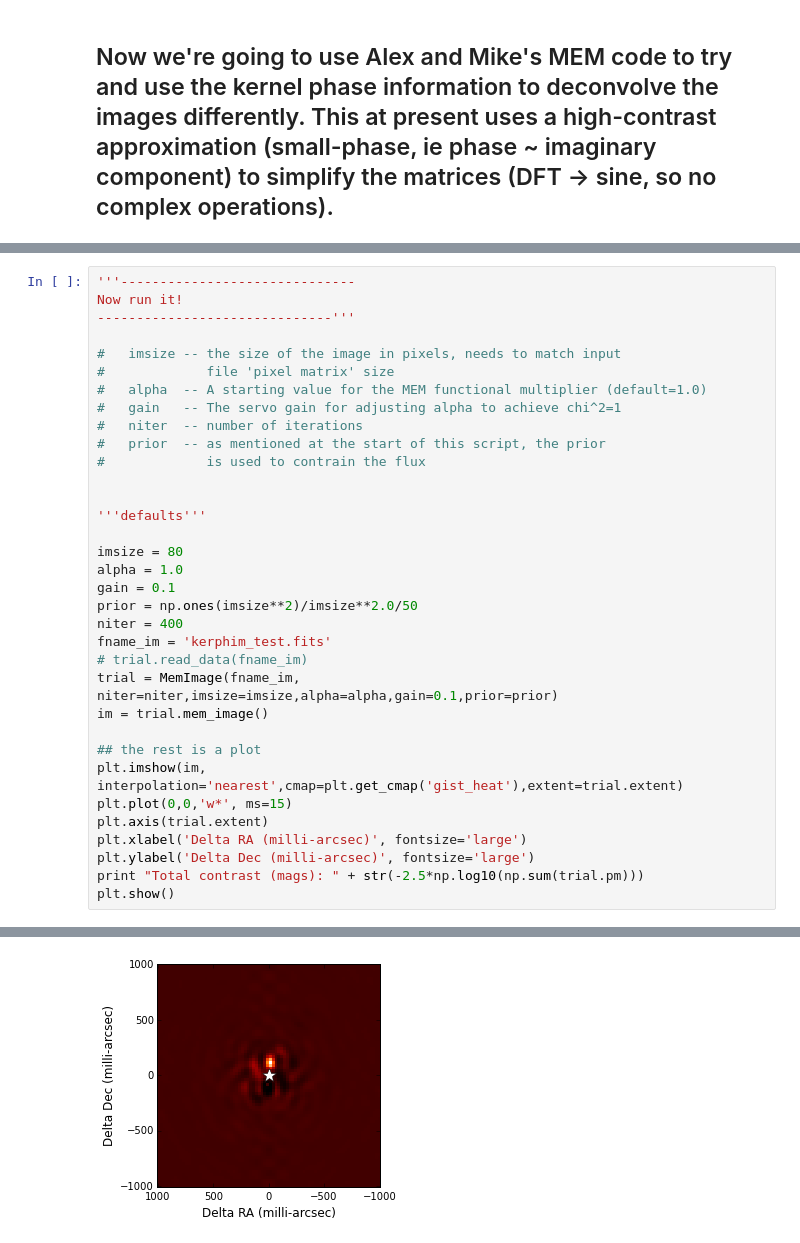
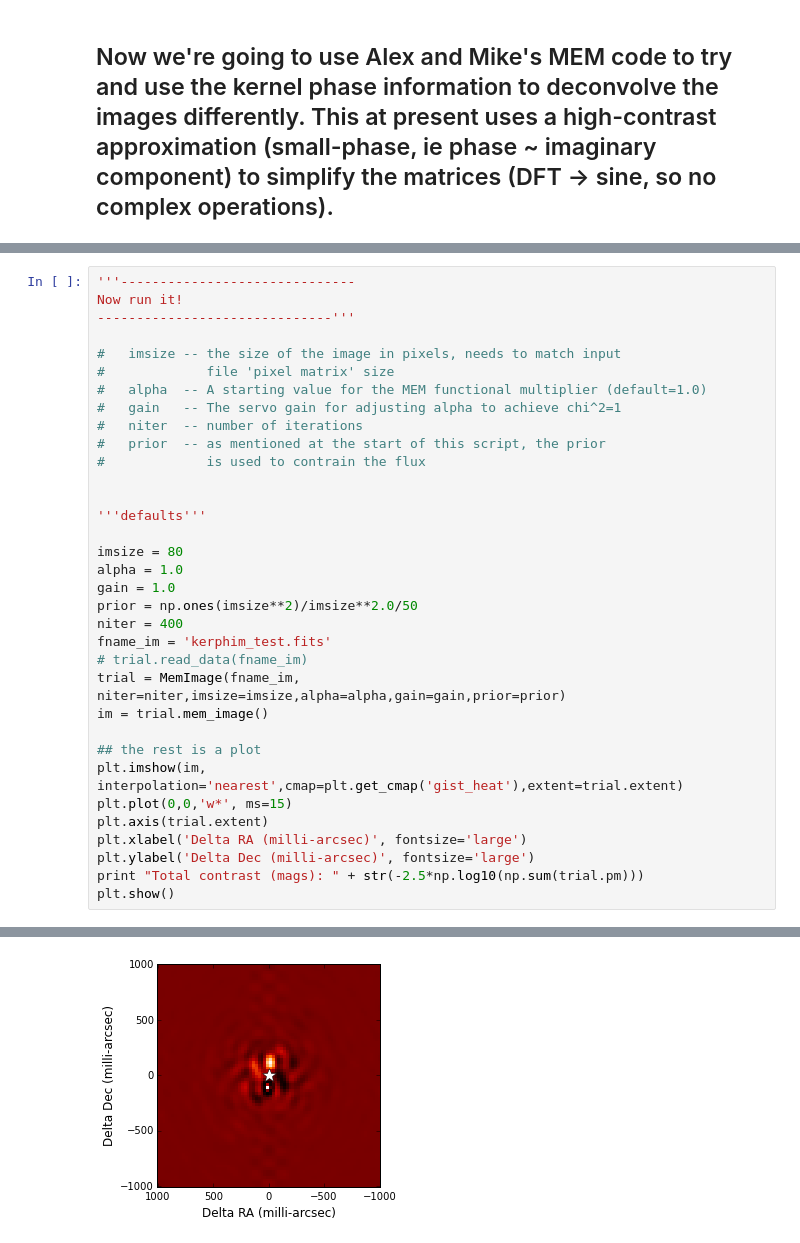
Before and after one commit to benjaminpope/pysco, a Jupyter notebook: analysis.ipynb, the cells around one changed output, grey strips where cells are left out. Drawn from its saved outputs; the diff is of its cells as text.

```diff
--- a/analysis.ipynb
+++ b/analysis.ipynb
@@ -304,12 +298,12 @@ Now run it!
 
 imsize = 80
 alpha = 1.0
-gain = 0.1
+gain = 1.0
 prior = np.ones(imsize**2)/imsize**2.0/50
 niter = 400
 fname_im = 'kerphim_test.fits'
 # trial.read_data(fname_im)
-trial = MemImage(fname_im, niter=niter,imsize=imsize,alpha=alpha,gain=0.1,prior=prior)
+trial = MemImage(fname_im, niter=niter,imsize=imsize,alpha=alpha,gain=gain,prior=prior)
 im = trial.mem_image()
 
 ## the rest is a plot
@@ -341 +335 @@ Total contrast (mags): 5.32827889006
-[figure, old version]
+[figure, new version]
```
Also changed, not shown: parts of 4 cells of this notebook.
